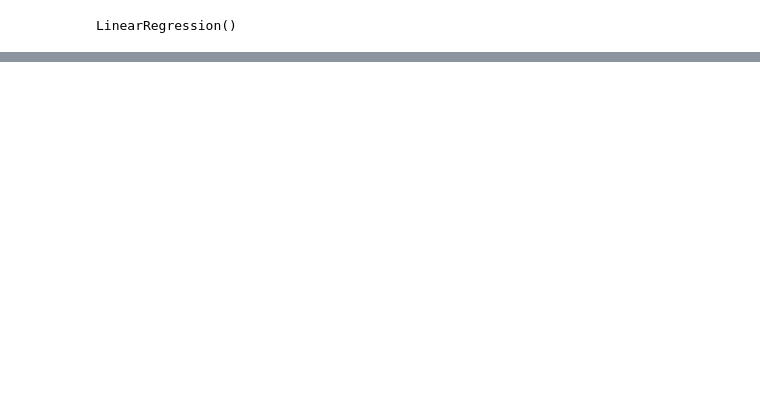
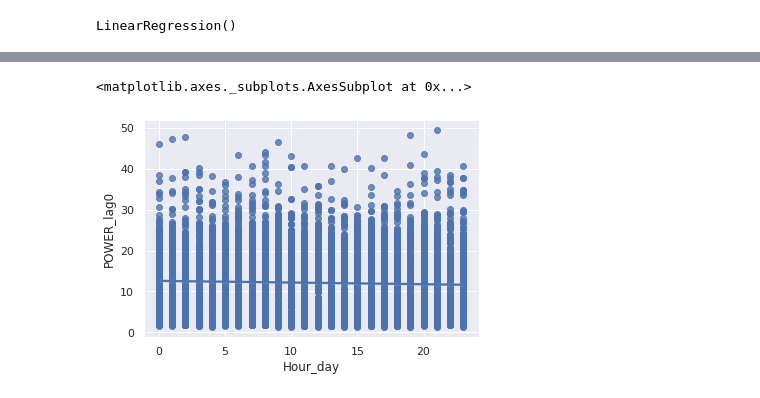
Before and after one commit to hajri94/Predictive-Model-for-Heat-Load-in-Buildings-Connected-to-District-Heating-Network, a Jupyter notebook: Test_Model_Building.ipynb, the cells around one changed output, grey strips where cells are left out. Saved outputs shown, nothing was run; the diff lists cells and outputs as text; code cells hidden in the pictures; blank space fills up the shorter version.

```diff
--- a/Test_Model_Building.ipynb
+++ b/Test_Model_Building.ipynb
@@ -178,0 +212,6 @@ strong multicollinearity problems or that the design matrix is singular.
+# %%
+sns.set_theme(color_codes=True)
+sns.regplot(x="Hour_day", y="POWER_lag0", data=F)
+# %% [output]
+<matplotlib.axes._subplots.AxesSubplot at 0x...>
+[figure, added]
```
Also changed, not shown: parts of 19 cells of this notebook.
